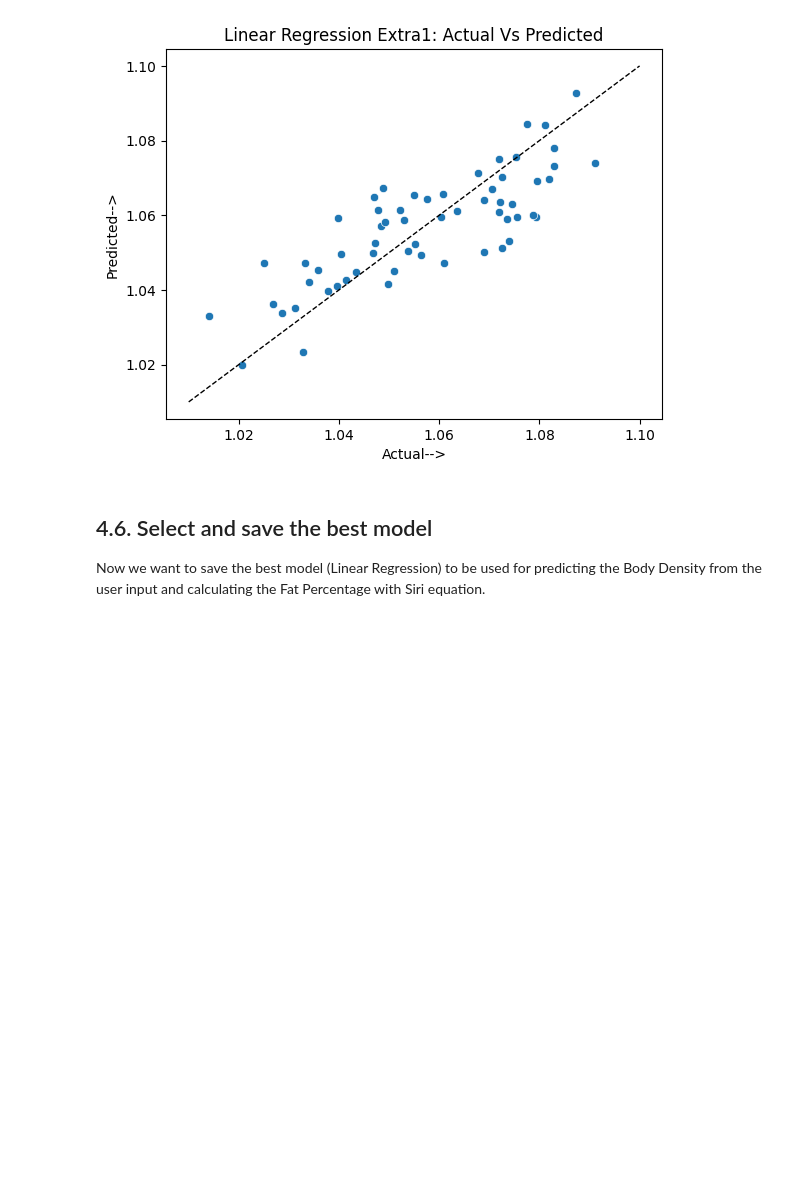
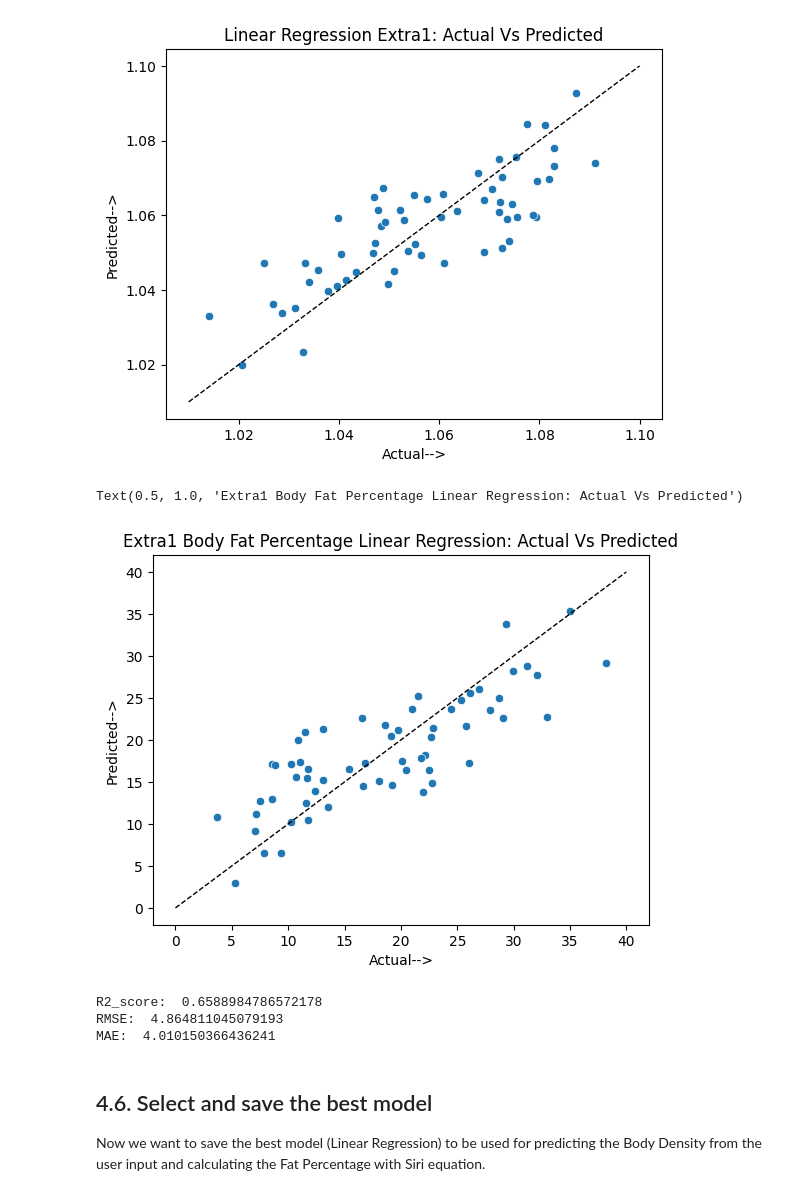
Before and after one commit to malgosiakopacz/CS50_final_project, a Jupyter notebook: body_fat/body_fat.ipynb, the cells around one changed output. Saved outputs shown, nothing was run; the diff lists cells and outputs as text; code cells hidden in the pictures; blank space fills up the shorter version.

```diff
--- a/body_fat/body_fat.ipynb
+++ b/body_fat/body_fat.ipynb
@@ -842,6 +871,33 @@ plt.title("Linear Regression Extra1: Actual Vs Predicted")
 # %% [output]
 Text(0.5, 1.0, 'Linear Regression Extra1: Actual Vs Predicted')
 [figure]
+# %%
+# Calculate bpdy fat percentage with Siri equation
+perc_extra1_test = 495/y_extra1_test - 450
+perc_extra1_pred = 495/y_extra1_pred - 450
+
+# Plot as above
+sns.scatterplot(x=perc_extra1_test,y=perc_extra1_pred)
+plt.plot([0, 40], [0, 40], color = 'black',linestyle='--',linewidth=1)
+plt.xlabel("Actual-->")
+plt.ylabel("Predicted-->")
+plt.title("Extra1 Body Fat Percentage Linear Regression: Actual Vs Predicted")
+# %% [output]
+Text(0.5, 1.0, 'Extra1 Body Fat Percentage Linear Regression: Actual Vs Predicted')
+[figure, added]
+# %%
+# Calculate the metrics for body percentage
+r2=r2_score(perc_extra1_test,perc_extra1_pred)
+rmse=root_mean_squared_error(perc_extra1_test,perc_extra1_pred)
+mae=mean_absolute_error(perc_extra1_test,perc_extra1_pred)
+
+print("R2_score: ", r2)
+print("RMSE: ", rmse)
+print("MAE: ", mae)
+# %% [output]
+R2_score:  0.6588984786572178
+RMSE:  4.864811045079193
+MAE:  4.010150366436241
 # %% [markdown]
 ## 4.6. Select and save the best model
 Now we want to save the best model (Linear Regression) to be used for predicting the Body Density from the user input and calculating the Fat Percentage with Siri equation.
```
Also changed, not shown: parts of 7 cells of this notebook, 5 other files.
